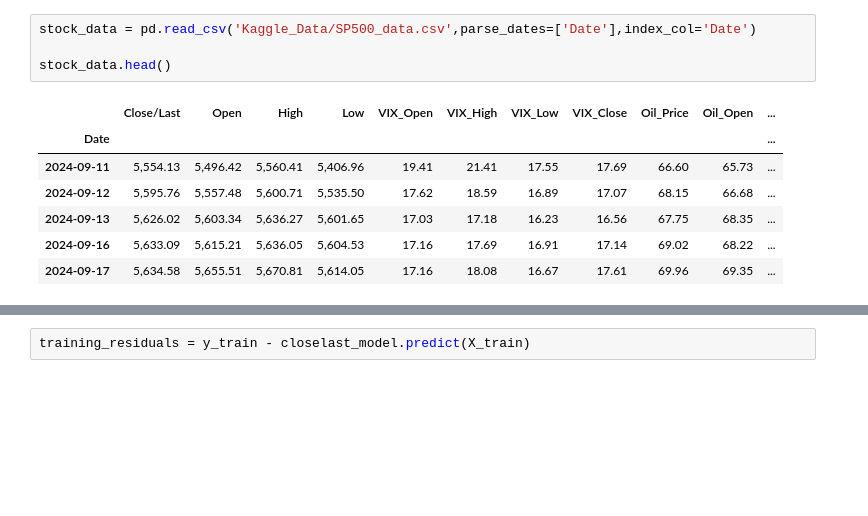
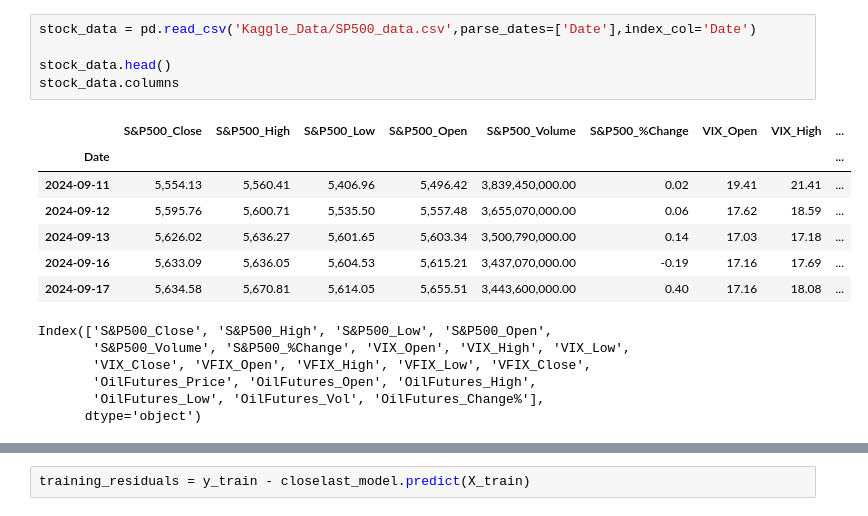
Before and after one commit to mestakevin/CIS662_Project, a Jupyter notebook: S&P500_Hybrid_Edited.ipynb, the cells around one changed output, grey strips where cells are left out. Drawn from its saved outputs; the diff is of its cells as text; blank space fills up the shorter version.

Commit message:
Add files via upload
updated version of the code to include more features and that has updated data

```diff
--- a/S&P500_Hybrid_Edited.ipynb
+++ b/S&P500_Hybrid_Edited.ipynb
@@ -43,15 +55,22 @@ model.predict(testdata, model='best')
 # %%
 stock_data = pd.read_csv('Kaggle_Data/SP500_data.csv',parse_dates=['Date'],index_col='Date')
 
 stock_data.head()
+stock_data.columns
 # %% [output]
-|  | Close/Last | Open | High | Low | VIX_Open | VIX_High | VIX_Low | VIX_Close | Oil_Price | Oil_Open | ... |
-| Date |  |  |  |  |  |  |  |  |  |  | ... |
-| 2024-09-11 | 5,554.13 | 5,496.42 | 5,560.41 | 5,406.96 | 19.41 | 21.41 | 17.55 | 17.69 | 66.60 | 65.73 | ... |
-| 2024-09-12 | 5,595.76 | 5,557.48 | 5,600.71 | 5,535.50 | 17.62 | 18.59 | 16.89 | 17.07 | 68.15 | 66.68 | ... |
-| 2024-09-13 | 5,626.02 | 5,603.34 | 5,636.27 | 5,601.65 | 17.03 | 17.18 | 16.23 | 16.56 | 67.75 | 68.35 | ... |
-| 2024-09-16 | 5,633.09 | 5,615.21 | 5,636.05 | 5,604.53 | 17.16 | 17.69 | 16.91 | 17.14 | 69.02 | 68.22 | ... |
-| 2024-09-17 | 5,634.58 | 5,655.51 | 5,670.81 | 5,614.05 | 17.16 | 18.08 | 16.67 | 17.61 | 69.96 | 69.35 | ... |
+|  | S&P500_Close | S&P500_High | S&P500_Low | S&P500_Open | S&P500_Volume | S&P500_%Change | VIX_Open | VIX_High | ... |
+| Date |  |  |  |  |  |  |  |  | ... |
+| 2024-09-11 | 5,554.13 | 5,560.41 | 5,406.96 | 5,496.42 | 3,839,450,000.00 | 0.02 | 19.41 | 21.41 | ... |
+| 2024-09-12 | 5,595.76 | 5,600.71 | 5,535.50 | 5,557.48 | 3,655,070,000.00 | 0.06 | 17.62 | 18.59 | ... |
+| 2024-09-13 | 5,626.02 | 5,636.27 | 5,601.65 | 5,603.34 | 3,500,790,000.00 | 0.14 | 17.03 | 17.18 | ... |
+| 2024-09-16 | 5,633.09 | 5,636.05 | 5,604.53 | 5,615.21 | 3,437,070,000.00 | -0.19 | 17.16 | 17.69 | ... |
+| 2024-09-17 | 5,634.58 | 5,670.81 | 5,614.05 | 5,655.51 | 3,443,600,000.00 | 0.40 | 17.16 | 18.08 | ... |
+Index(['S&P500_Close', 'S&P500_High', 'S&P500_Low', 'S&P500_Open',
+       'S&P500_Volume', 'S&P500_%Change', 'VIX_Open', 'VIX_High', 'VIX_Low',
+       'VIX_Close', 'VFIX_Open', 'VFIX_High', 'VFIX_Low', 'VFIX_Close',
+       'OilFutures_Price', 'OilFutures_Open', 'OilFutures_High',
+       'OilFutures_Low', 'OilFutures_Vol', 'OilFutures_Change%'],
+      dtype='object')
 # %%
 len(stock_data)
 
```
Also changed, not shown: parts of 10 cells of this notebook, 1 other file.
